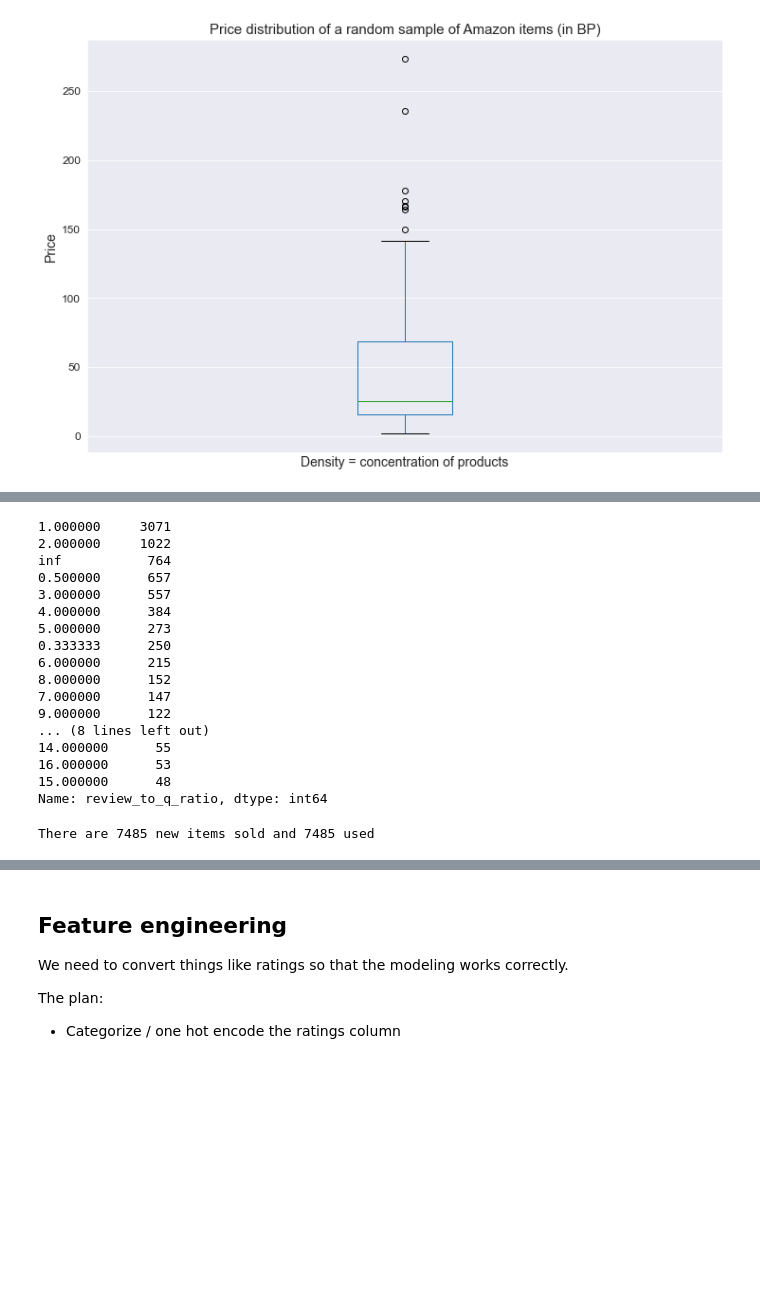
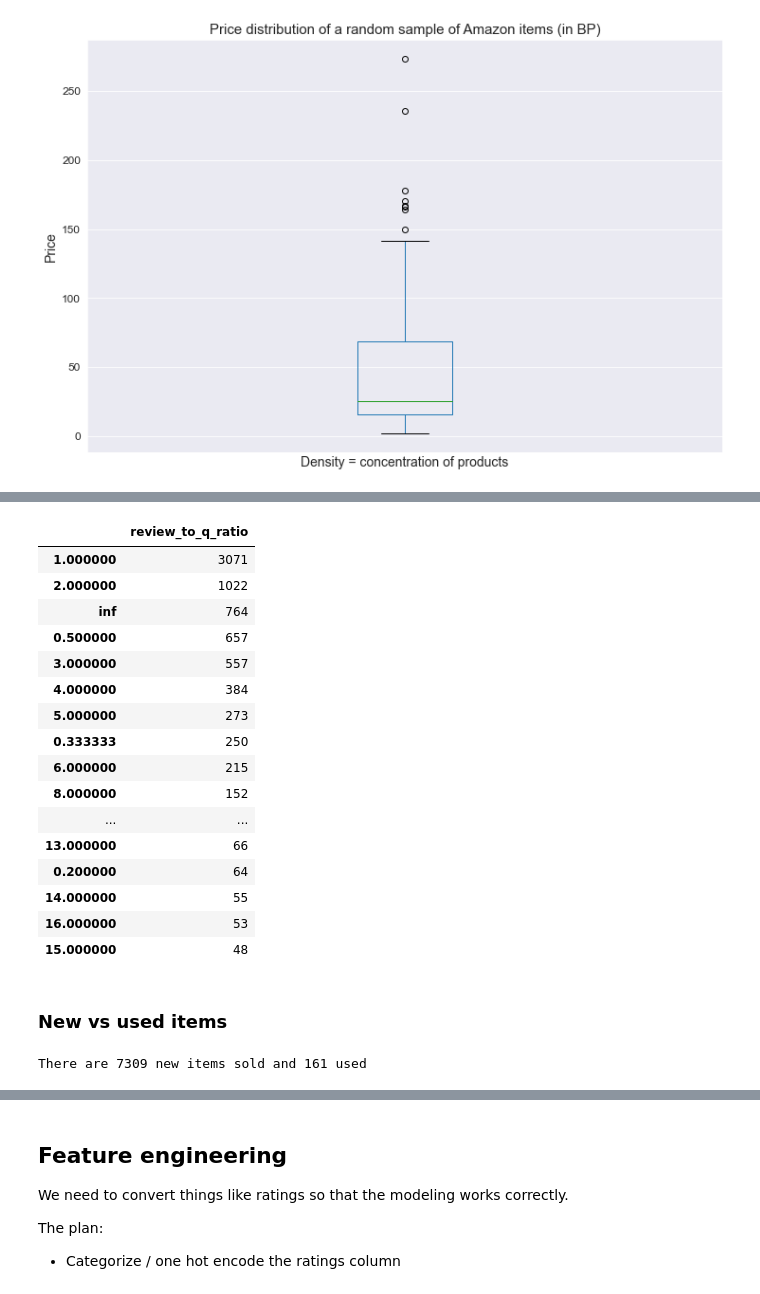
Before and after one commit to cotica/capstone, a Jupyter notebook: code/Amazon-order-history-EDA.ipynb, the cells around one changed output, grey strips where cells are left out. Cells and saved outputs as stored; diff of their text form; code cells hidden in the pictures; blank space fills up the shorter version.

```diff
--- a/code/Amazon-order-history-EDA.ipynb
+++ b/code/Amazon-order-history-EDA.ipynb
@@ -358,34 +474,44 @@ plt.savefig('../assets/concentration_reviews.jpg')
 # %%
-#plot no. reviews vs. no customer q's as ratio
+#map no. reviews vs. no customer q's as ratio
 ecom['review_to_q_ratio'] = ecom['number_of_reviews']/ecom['number_of_answered_questions']
-ecom['review_to_q_ratio'].value_counts()[:15]
+pd.DataFrame(ecom['review_to_q_ratio'].value_counts())[:15]
 # %% [output]
-1.000000     3071
-2.000000     1022
-inf           764
-0.500000      657
-3.000000      557
-4.000000      384
-5.000000      273
-0.333333      250
-6.000000      215
-8.000000      152
-7.000000      147
-9.000000      122
-... (8 lines left out)
-14.000000      55
-16.000000      53
-15.000000      48
-Name: review_to_q_ratio, dtype: int64
+|  | review_to_q_ratio |
+| 1.000000 | 3071 |
+| 2.000000 | 1022 |
+| inf | 764 |
+| 0.500000 | 657 |
+| 3.000000 | 557 |
+| 4.000000 | 384 |
+| 5.000000 | 273 |
+| 0.333333 | 250 |
+| 6.000000 | 215 |
+| 8.000000 | 152 |
+| ... | ... |
+| 13.000000 | 66 |
+| 0.200000 | 64 |
+| 14.000000 | 55 |
+| 16.000000 | 53 |
+| 15.000000 | 48 |
+# %% [markdown]
+### New vs used items
 # %%
 ecom['number_available_in_stock'].value_counts()[:10]
 #replace w/ a search for ~like new, ~like used, and then get a count: use `string.find()`
-new = ecom['number_available_in_stock'].str.find('new').count()
-used = ecom['number_available_in_stock'].str.find('used').count()
+
+#Gwen: use `str.contains()` rather than `str.find`, which looks for index
+
+new = ecom['number_available_in_stock'].str.contains('new').sum()
+used = ecom['number_available_in_stock'].str.contains('used').sum()
+
 print(f'There are {new} new items sold and {used} used')
 #validate this -- does not make sense! Unless each product has both...
+
+
+#this is the number of product listings that show at least one new and at least
+#one used product
 # %% [output]
-There are 7485 new items sold and 7485 used
+There are 7309 new items sold and 161 used
 # %%
 #new vs used (once new / used are split)
 #sns.displot(data=ecom, x='number_of_reviews', kde=True, hue=''); #fill in w/ new vs used
```
Also changed, not shown: parts of 27 cells of this notebook.
